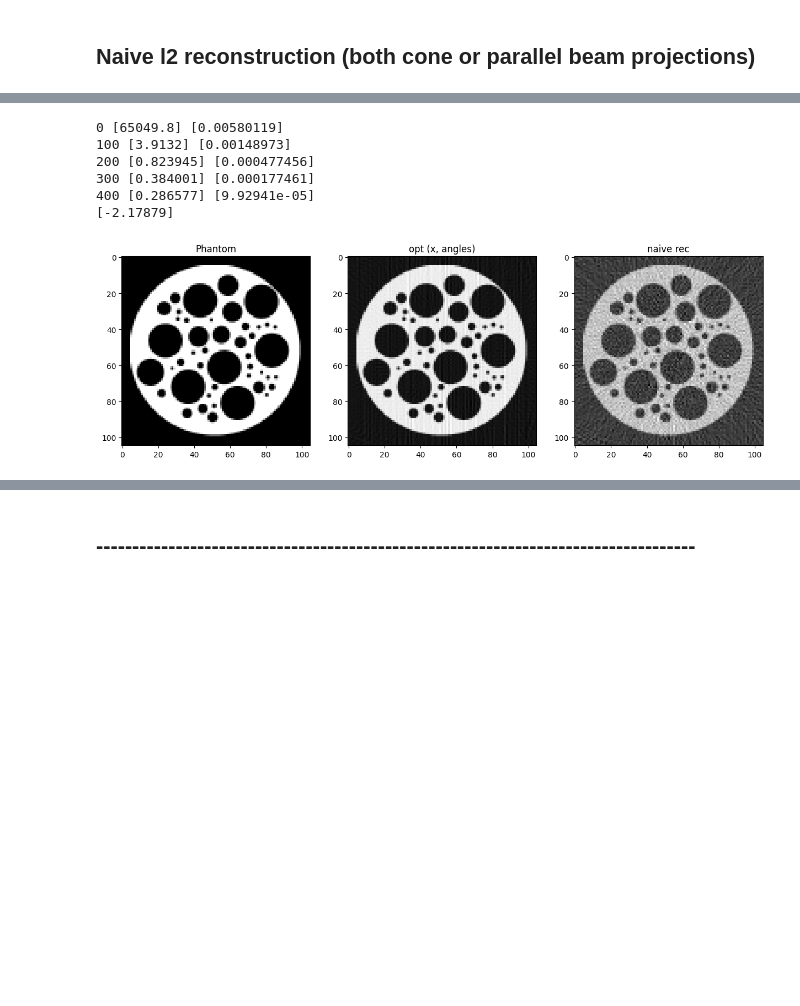
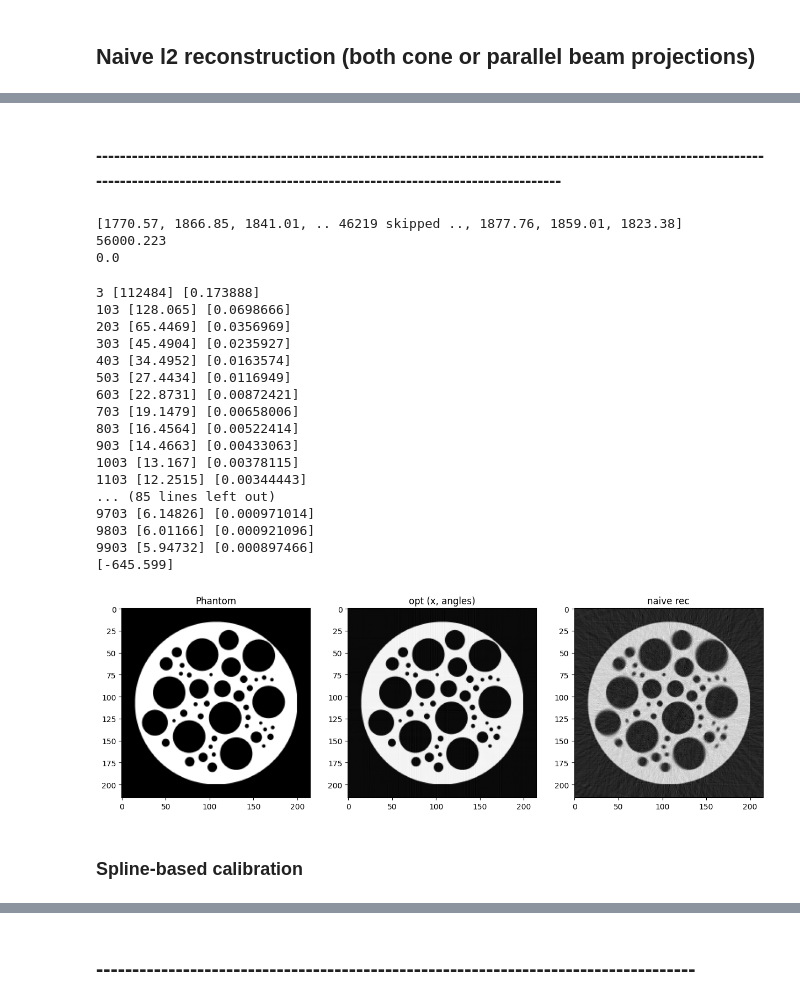
Before and after one commit to SepandKashani/xrt_toolkit, a Jupyter notebook: src/calibration.ipynb, the cells around one changed output, grey strips where cells are left out. Cells and saved outputs as stored; diff of their text form; code cells hidden in the pictures; blank space fills up the shorter version.

```diff
--- a/src/calibration.ipynb
+++ b/src/calibration.ipynb
@@ -218,16 +220,18 @@ plt.show()
 # %% [markdown]
 ### Perturb angles or offsets for calibration XP
 # %%
+rng = dr.rng(seed=0)
 if geom == "parallel":
-    np_perturb_angles = np.linspace(0, np.pi, n_angles, endpoint=False) + np.random.normal(0, 0.01, n_angles)
-    # np_perturb_angles = np.random.uniform(0, np.pi, n_angles)
+    np_perturb_angles = np.linspace(0., np.pi, n_angles, endpoint=False) + np.random.normal(0, 0.02, n_angles)
     angles_perturbed = Float(np_perturb_angles)
+    t_offset_perturbed = dr.linspace(Float, -(v_shape[0] - 1) / 2 * dr.sqrt(2.0), (v_shape[0] - 1) / 2 * dr.sqrt(2.0), 2*v_shape[0]) #+ rng.random(Float, 2*v_shape[0]) * 1
     t_spec_dr, n_spec_dr = set_operators_parallel_beam_dr(
         N_side=v_shape[0],
         N_angle=n_angles,
         N_offset=2*v_shape[0],
         pitch=1.0,
-        angles=angles_perturbed
+        angles=angles_perturbed,
+        t_offset = t_offset_perturbed
     )
     ray_spec = (t_spec_dr, n_spec_dr)
 
@@ -251,9 +255,10 @@ plt.imshow(th.asarray(backproj).cpu().reshape(v_shape), cmap='gray')
 # %%
 from drjit.opt import Adam, GradScaler, SGD
 
+tv = lambda x: dr.sum(dr.abs(x[1:] - x[:-1])) + dr.sum(dr.abs(x[:,1:] - x[:,:-1]))
 def loss(x_input):
     r = fp(ray_spec, knot_spec, order, x_input) - y_dr
-    return 0.5*dr.mean(r*r)
+    return 0.5*dr.mean(r*r) + 0.0001*tv(dr.reshape(TensorXf(x_input), v_shape))
 
 x_init = dr.zeros_like(x_dr)
 x = x_init
@@ -292,61 +500,92 @@ Final loss: [12.6978]
+# %% [markdown]
+### ----------------------------------------------------------------------------------------------------------------------------------------------------------------------------------------------
+# %%
+t_spec_dr, n_spec_dr = ray_spec
+dr.enable_grad(x_dr, t_spec_dr, n_spec_dr)
+r = xtk.xrt_apply((t_spec_dr, n_spec_dr), knot_spec, order, x_dr)
+dr.backward(r)
+r = xtk.xrt_apply((t_spec_dr, n_spec_dr), knot_spec, order, x_dr)
+dr.backward(r)
+print(x_dr.grad)
+print(np.asarray(t_spec_dr.grad).max())
+print(np.asarray(n_spec_dr.grad).max())
+# %% [output]
+[1770.57, 1866.85, 1841.01, .. 46219 skipped .., 1877.76, 1859.01, 1823.38]
+56000.223
+0.0
 # %%
 from drjit.opt import Adam, GradScaler, SGD
-
+tv = lambda x: dr.sum(dr.abs(x[1:] - x[:-1])) + dr.sum(dr.abs(x[:,1:] - x[:,:-1]))
 def loss(x_input, angles_input):
     t_spec_dr, n_spec_dr = set_operators_parallel_beam_dr(
         N_side=v_shape[0],
         N_angle=n_angles,
         N_offset=2*v_shape[0],
         pitch=1.0,
-        angles=angles_input
+        angles=angles_input,
+        t_offset = t_offset_perturbed
     )
-
     ray_spec = (t_spec_dr, n_spec_dr)
-    r = xtk.xrt_apply(ray_spec, knot_spec, order, x_input) - y_dr
-    return 0.5*dr.mean(r**2)
+    # r = xtk.xrt_apply(ray_spec, knot_spec, order, x_input) - y_dr
+    r = dr.custom(XRT, t_spec_dr, n_spec_dr, knot_spec, order, x_input, v_shape) - y_dr
+    return 0.5*dr.mean(r**2) + 0.0001*tv(dr.reshape(TensorXf(x_input), v_shape))
 
 x_init = dr.zeros_like(x_dr)
 angles_init = dr.copy(angles_perturbed)
 
 x = x_init
 ang = angles_init
 
-opt = Adam(lr=0., params={'x': x, 'v': ang})
-# opt = SGD(lr=0., params={'x': x, 'v': ang})
+opt = Adam(lr=0.005, params={'x': x, 'v': ang})
+# opt = SGD(lr=0.00005, params={'x': x, 'v': ang})
 
 scaler = GradScaler()
-opt.set_learning_rate({'x': 3}) # 3 for adam
-opt.set_learning_rate({'v': 0.0005}) # 0.0005 for adam
+opt.set_learning_rate({'x': 3}) # 3 for adam, 2 for sgd
+opt.set_learning_rate({'v': 0.0003}) # 0.0005 for adam, 0.00005 for sgd
 
-for i in range(500):
+for i in range(10000):
     x[:] = Float(opt['x'])
     ang[:] = Float(opt['v'])
     l = loss(x, ang)
     dr.backward(scaler.scale(l))
     scaler.step(opt)
-    if i % 100 == 0:
+    if i % 100 == 3:
         print(i, l, 0.5*dr.sum((angles - ang)**2))
 
 x_opt = opt['x']
 angles_opt = opt['v']
 
 plt.figure(figsize=(15,5))
 plt.subplot(1,3,1)
 plt.imshow(x_th.cpu().reshape(v_shape), cmap='gray')
 plt.title('Phantom')
 plt.subplot(1,3,2)
 plt.imshow(th.asarray(x_opt).cpu().reshape(v_shape), cmap='gray')
 plt.title('opt (x, angles)')
 plt.subplot(1,3,3)
 plt.imshow(th.asarray(x_sol).cpu().reshape(v_shape), cmap='gray')
 plt.title('naive rec')
 
 print(dr.sum(x_opt - x_sol))
+#59.6s with for loop, 45.2 with while loop (evaluated), 22.2 with "manual" while loop dr.hint
 # %% [output]
-0 [65049.8] [0.00580119]
-100 [3.9132] [0.00148973]
-200 [0.823945] [0.000477456]
-300 [0.384001] [0.000177461]
-400 [0.286577] [9.92941e-05]
-[-2.17879]
+3 [112484] [0.173888]
+103 [128.065] [0.0698666]
+203 [65.4469] [0.0356969]
+303 [45.4904] [0.0235927]
+403 [34.4952] [0.0163574]
+503 [27.4434] [0.0116949]
+603 [22.8731] [0.00872421]
+703 [19.1479] [0.00658006]
+803 [16.4564] [0.00522414]
+903 [14.4663] [0.00433063]
+1003 [13.167] [0.00378115]
+1103 [12.2515] [0.00344443]
+... (85 lines left out)
+9703 [6.14826] [0.000971014]
+9803 [6.01166] [0.000921096]
+9903 [5.94732] [0.000897466]
+[-645.599]
-[figure, old version]
+[figure, new version]
+# %% [markdown]
+### Spline-based calibration
```
Also changed, not shown: parts of 21 cells of this notebook, 6 other files.
